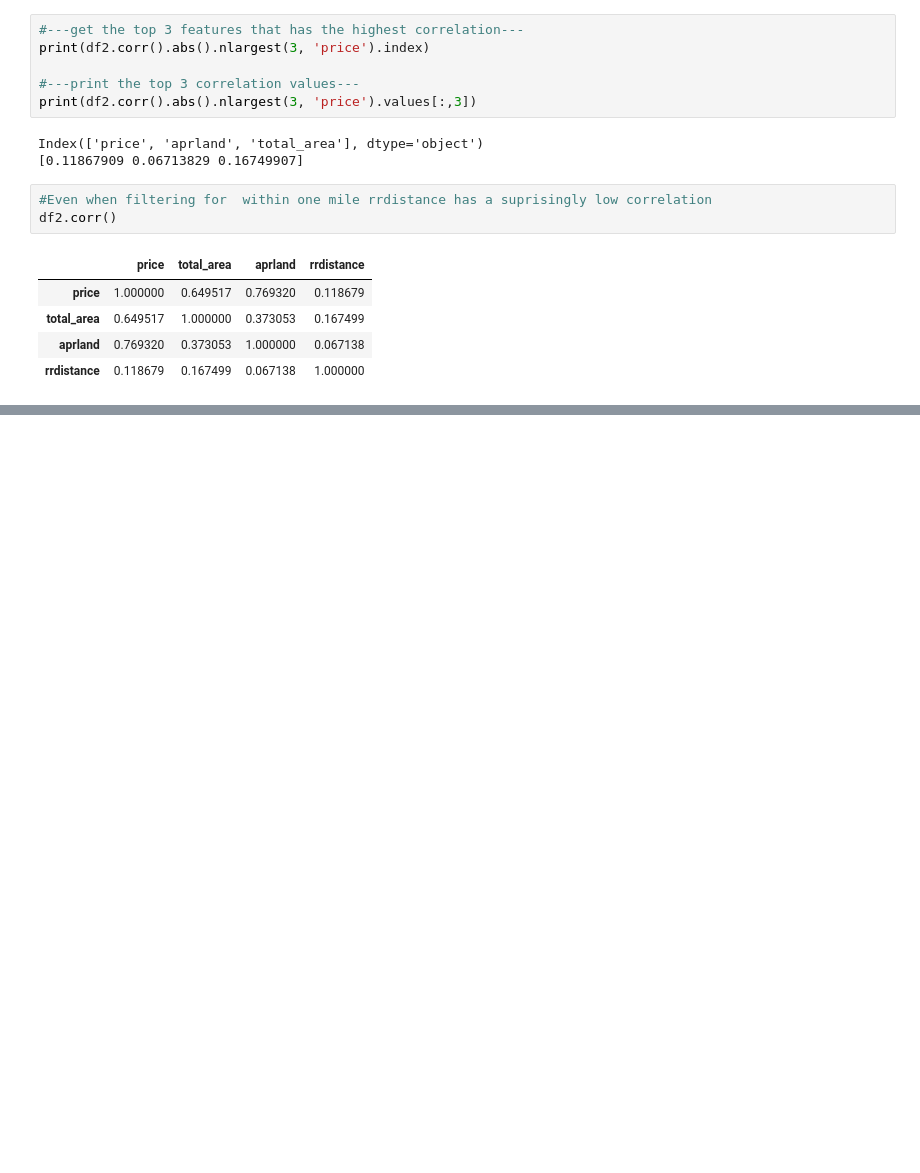
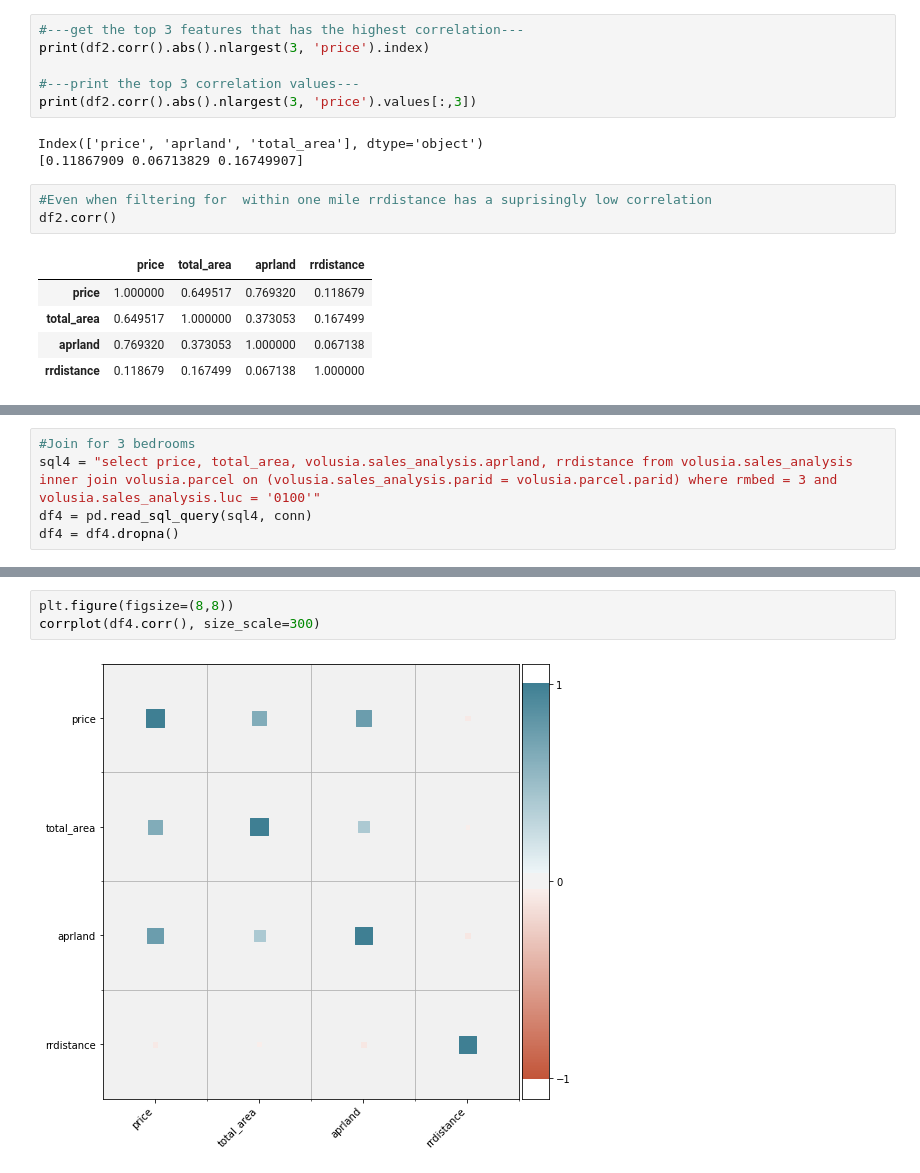
Before and after one commit to TBernard97/Make-Railroads-Great-Again, a Jupyter notebook: notebooks/rrdistance_regression.ipynb, the cells around one changed output, grey strips where cells are left out. Drawn from its saved outputs; the diff is of its cells as text; blank space fills up the shorter version.

```diff
--- a/notebooks/rrdistance_regression.ipynb
+++ b/notebooks/rrdistance_regression.ipynb
@@ -75,0 +104,5 @@ df2.corr()
+# %%
+#Join for 3 bedrooms
+sql4 = "select price, total_area, volusia.sales_analysis.aprland, rrdistance from volusia.sales_analysis inner join volusia.parcel on (volusia.sales_analysis.parid = volusia.parcel.parid) where rmbed = 3 and volusia.sales_analysis.luc = '0100'"
+df4 = pd.read_sql_query(sql4, conn)
+df4 = df4.dropna()
@@ -75,0 +118,5 @@ df2.corr()
+# %%
+plt.figure(figsize=(8,8))
+corrplot(df4.corr(), size_scale=300)
+# %% [output]
+[figure, added]
```
Also changed, not shown: parts of 48 cells of this notebook, 12 other files.
